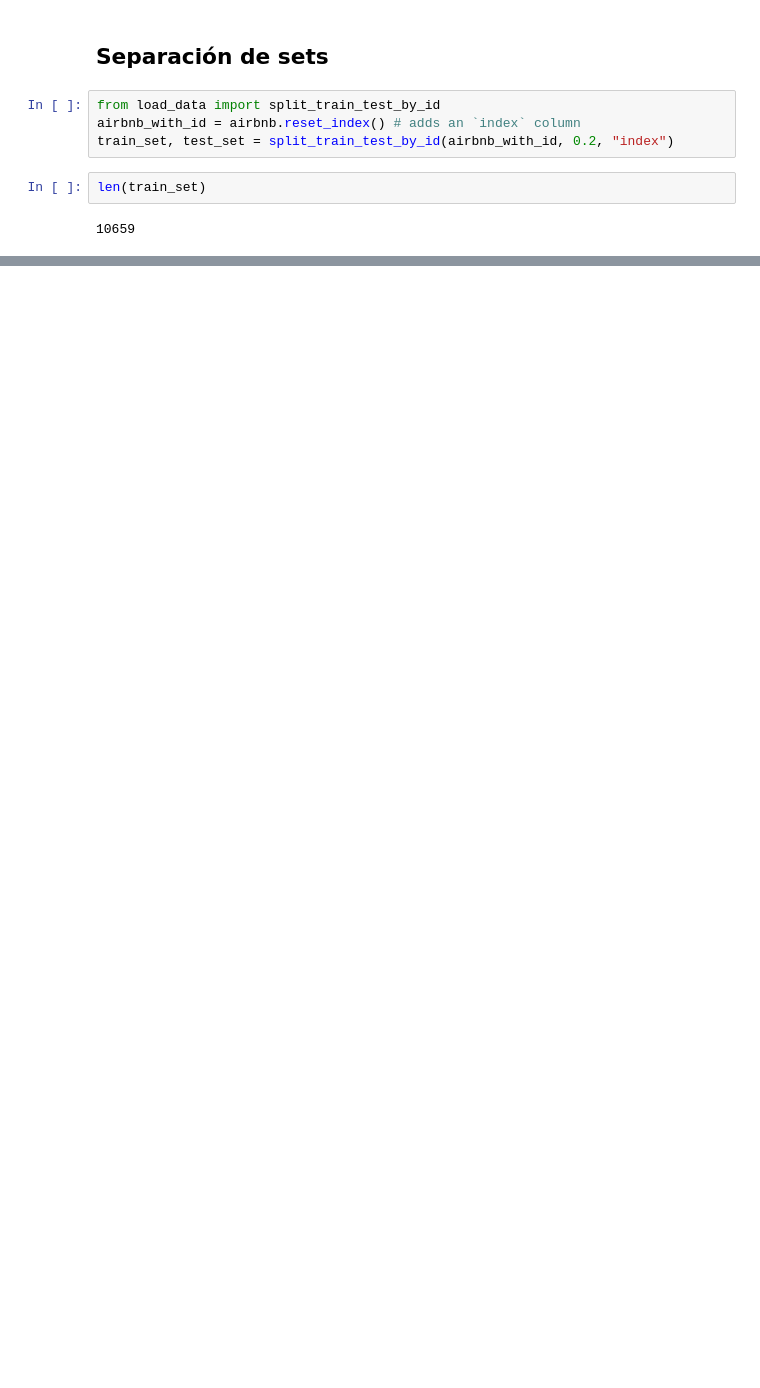
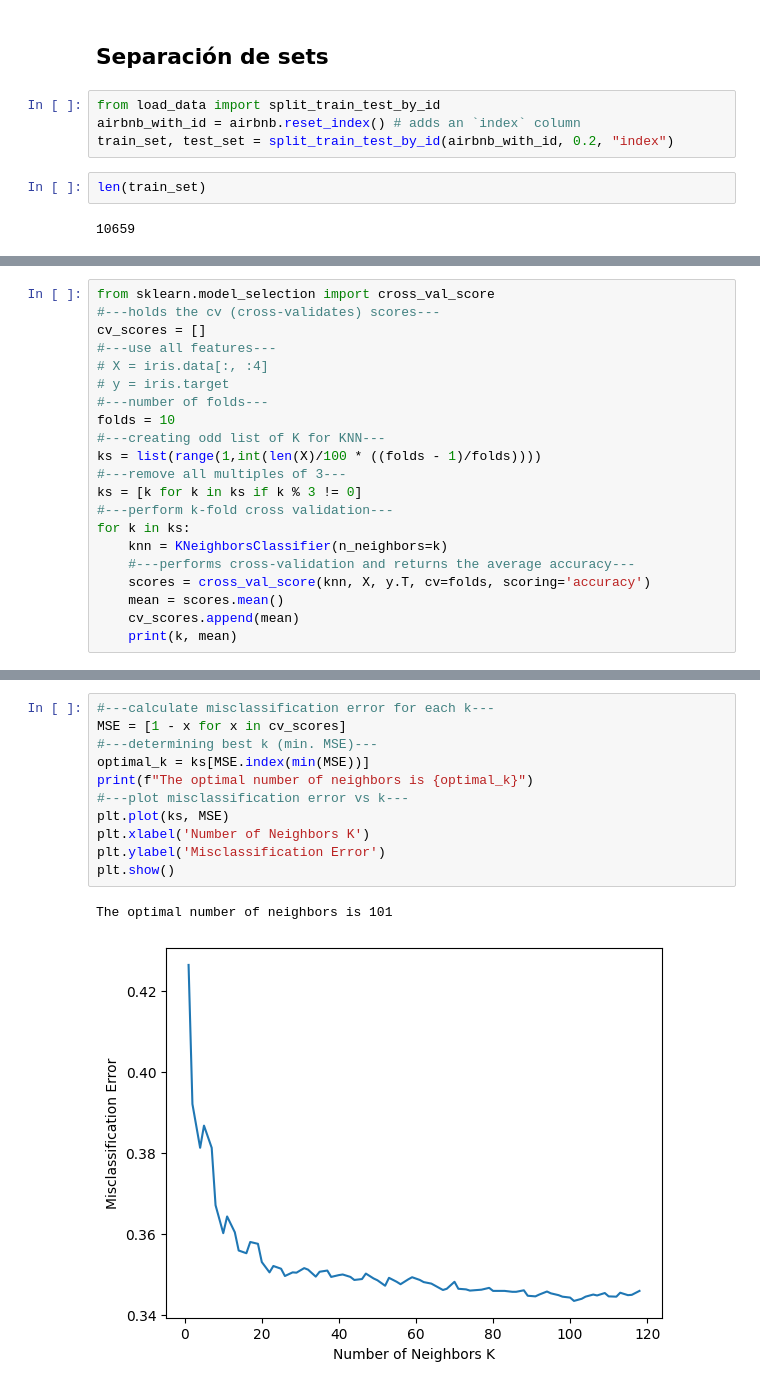
Before and after one commit to PelayoMC/Master, a Jupyter notebook: AA - I/trabajo1/trabajo1.ipynb, the cells around one changed output, grey strips where cells are left out. Saved outputs shown, nothing was run; the diff lists cells and outputs as text; blank space fills up the shorter version.

```diff
--- a/AA - I/trabajo1/trabajo1.ipynb
+++ b/AA - I/trabajo1/trabajo1.ipynb
@@ -205,0 +255,21 @@ len(test_set)
+# %%
+from sklearn.model_selection import cross_val_score
+#---holds the cv (cross-validates) scores---
+cv_scores = []
+#---use all features---
+# X = iris.data[:, :4]
+# y = iris.target
+#---number of folds---
+folds = 10
+#---creating odd list of K for KNN---
+ks = list(range(1,int(len(X)/100 * ((folds - 1)/folds))))
+#---remove all multiples of 3---
+ks = [k for k in ks if k % 3 != 0]
+#---perform k-fold cross validation---
+for k in ks:
+    knn = KNeighborsClassifier(n_neighbors=k)
+    #---performs cross-validation and returns the average accuracy---
+    scores = cross_val_score(knn, X, y.T, cv=folds, scoring='accuracy')
+    mean = scores.mean()
+    cv_scores.append(mean)
+    print(k, mean)
@@ -205,0 +294,14 @@ len(test_set)
+# %%
+#---calculate misclassification error for each k---
+MSE = [1 - x for x in cv_scores]
+#---determining best k (min. MSE)---
+optimal_k = ks[MSE.index(min(MSE))]
+print(f"The optimal number of neighbors is {optimal_k}")
+#---plot misclassification error vs k---
+plt.plot(ks, MSE)
+plt.xlabel('Number of Neighbors K')
+plt.ylabel('Misclassification Error')
+plt.show()
+# %% [output]
+The optimal number of neighbors is 101
+[figure, added]
```
Also changed, not shown: parts of 13 cells of this notebook, 1 other file.
